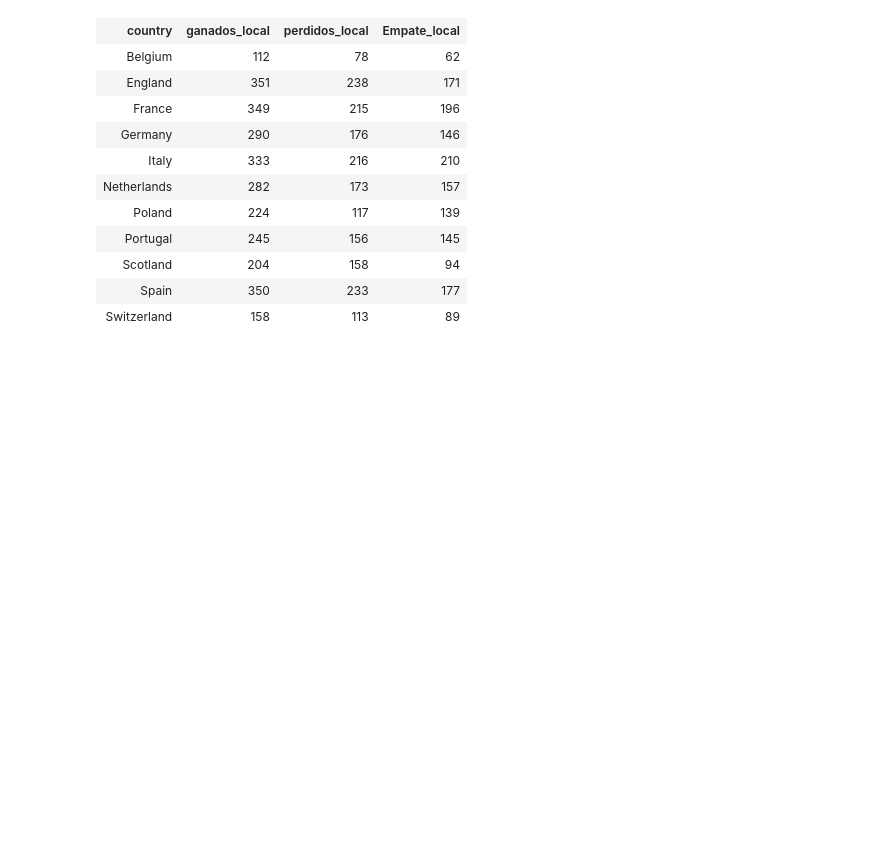
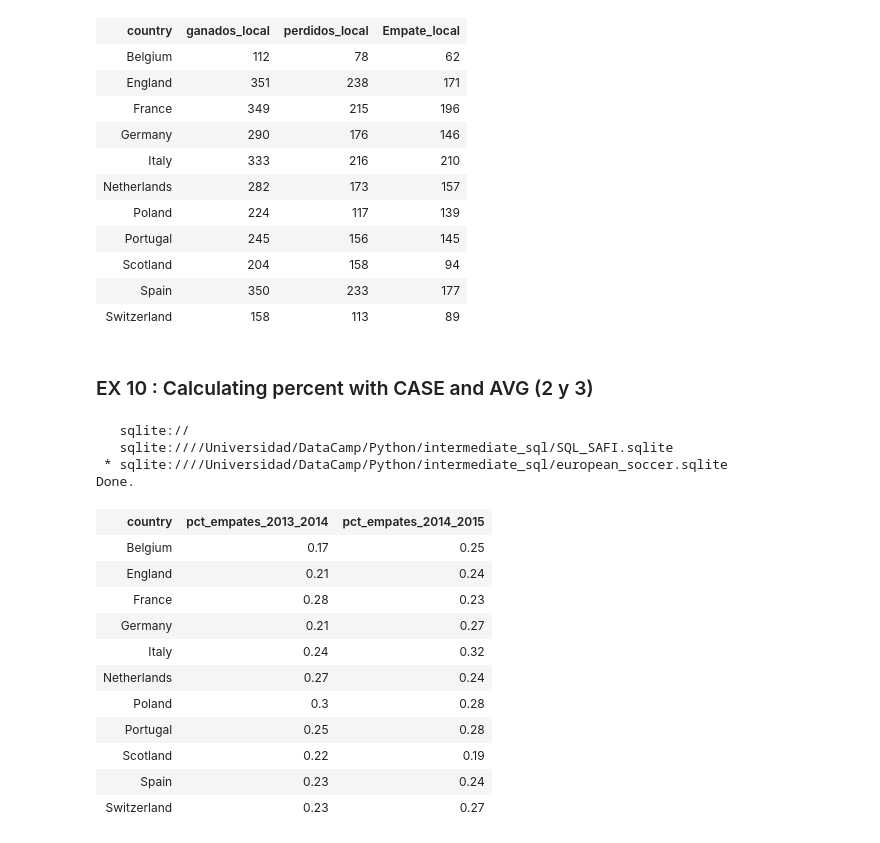
Before and after one commit to adinamarca/notebooks, a Jupyter notebook: SQL/intermediate_sql/notebook.ipynb, the cells around one changed output. Drawn from its saved outputs; the diff is of its cells as text; code cells hidden in the pictures; blank space fills up the shorter version.

```diff
--- a/SQL/intermediate_sql/notebook.ipynb
+++ b/SQL/intermediate_sql/notebook.ipynb
@@ -1260,3 +1267,30 @@ Done.
 | Scotland | 204 | 158 | 94 |
 | Spain | 350 | 233 | 177 |
 | Switzerland | 158 | 113 | 89 |
+# %% [markdown]
+### EX 10 : Calculating percent with CASE and AVG (2 y 3)
+# %%
+%sql SELECT c.name AS country, \
+ROUND(AVG(CASE WHEN season = '2013/2014' AND m.home_team_goal = m.away_team_goal THEN 1 WHEN season = '2013/2014' AND m.home_team_goal != m.away_team_goal THEN 0 END), 2) AS pct_empates_2013_2014, \
+ROUND(AVG(CASE WHEN season = '2014/2015' AND m.home_team_goal = m.away_team_goal THEN 1 WHEN season = '2014/2015' AND m.home_team_goal != m.away_team_goal THEN 0 END), 2) AS pct_empates_2014_2015 \
+FROM country AS c \
+LEFT JOIN match AS m \
+ON m.country_id = c.id \
+GROUP BY country
+# %% [output]
+   sqlite://
+   sqlite:////Universidad/DataCamp/Python/intermediate_sql/SQL_SAFI.sqlite
+ * sqlite:////Universidad/DataCamp/Python/intermediate_sql/european_soccer.sqlite
+Done.
+| country | pct_empates_2013_2014 | pct_empates_2014_2015 |
+| Belgium | 0.17 | 0.25 |
+| England | 0.21 | 0.24 |
+| France | 0.28 | 0.23 |
+| Germany | 0.21 | 0.27 |
+| Italy | 0.24 | 0.32 |
+| Netherlands | 0.27 | 0.24 |
+| Poland | 0.3 | 0.28 |
+| Portugal | 0.25 | 0.28 |
+| Scotland | 0.22 | 0.19 |
+| Spain | 0.23 | 0.24 |
+| Switzerland | 0.23 | 0.27 |
```
Also changed, not shown: parts of 2 cells of this notebook.
